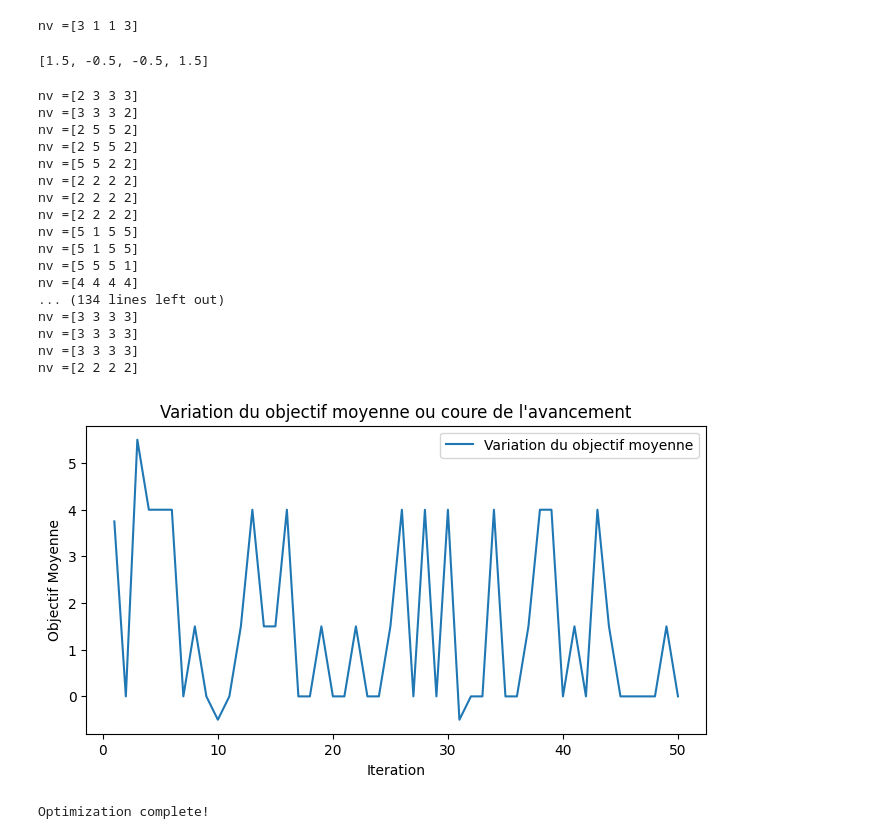
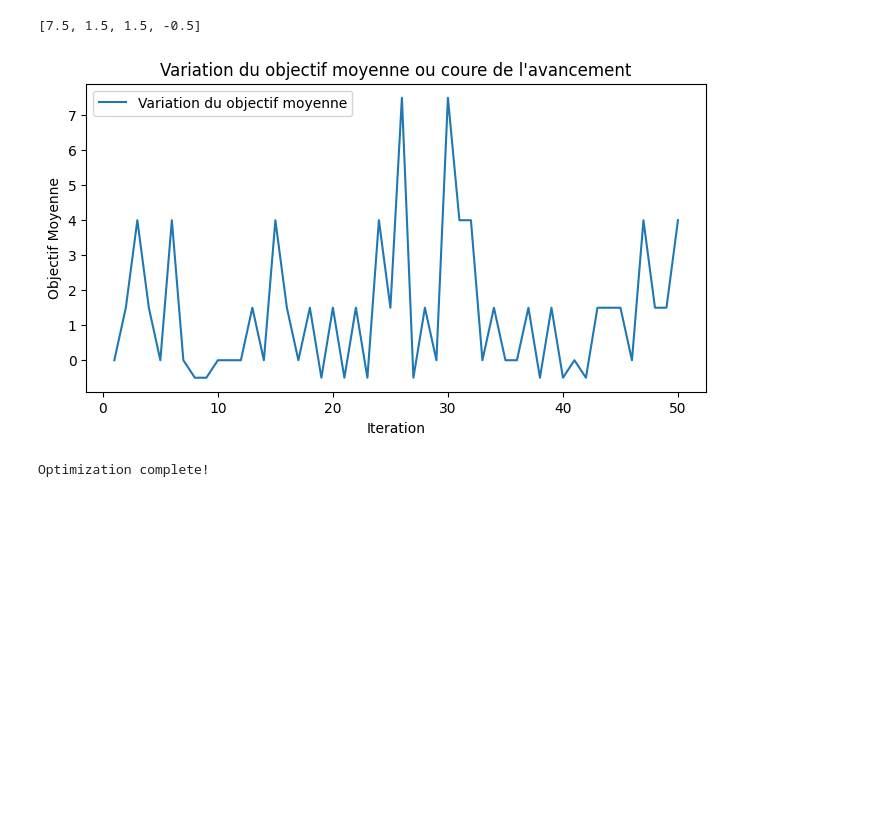
Before and after one commit to MedZaim/programation_par_contraintes, a Jupyter notebook: meta_heuristique/Optimisation_de_sous_graph/obtimisation_de_graph_TD2.ipynb, the cells around one changed output. Saved outputs shown, nothing was run; the diff lists cells and outputs as text; code cells hidden in the pictures; blank space fills up the shorter version.

```diff
--- a/meta_heuristique/Optimisation_de_sous_graph/obtimisation_de_graph_TD2.ipynb
+++ b/meta_heuristique/Optimisation_de_sous_graph/obtimisation_de_graph_TD2.ipynb
@@ -1,3 +1,6 @@
 # %%
 import matplotlib.pyplot as plt
 import numpy as np
+# %%
+X = [np.random.randint(0, 2, size=5) for _ in range(4)]
+X
@@ -16,0 +32,3 @@ def classer_sur_f_objectif(X):
+# %%
+Y = f(X)
+Y
@@ -43,13 +61,13 @@ def selectioner_et_croiser(X):
     return F
 # %%
-def mutation_p(X, p):
+def mutation_p(X, p=0.25):
     for x in X:
         nb_mutation = int(p * (len(X[0]) - 1))
         for i in range(nb_mutation):
             index_to_mutate = np.random.randint(len(X[0]))
             new_gen = np.random.randint(2)
             x[index_to_mutate] = new_gen
-    return X  # Move this outside of the loop
+    return X
 # %%
 def get_objectif_moyen(X):
     Y = f(X)
@@ -88,31 +106,13 @@ X
 Y = f(X)
 Y
 # %% [output]
-nv =[3 1 1 3]
+[7.5, 1.5, 1.5, -0.5]
-[1.5, -0.5, -0.5, 1.5]
 # %%
 X = [np.random.randint(0, 2, size=5) for _ in range(4)]
-obtimisation_de_sous_graph(X, 0.5, 50)
+obtimisation_de_sous_graph(X, 0.25, 50)
 # %% [output]
+[figure, new version]
-nv =[2 3 3 3]
-nv =[3 3 3 2]
-nv =[2 5 5 2]
-nv =[2 5 5 2]
-nv =[5 5 2 2]
-nv =[2 2 2 2]
-nv =[2 2 2 2]
-nv =[2 2 2 2]
-nv =[5 1 5 5]
-nv =[5 1 5 5]
-nv =[5 5 5 1]
-nv =[4 4 4 4]
-... (134 lines left out)
-nv =[3 3 3 3]
-nv =[3 3 3 3]
-nv =[3 3 3 3]
-nv =[2 2 2 2]
+Optimization complete!
-[figure, old version]
-Optimization complete!
 # %%
 X
 # %% [output]
```
Also changed, not shown: parts of 8 cells of this notebook, 24 other files.
